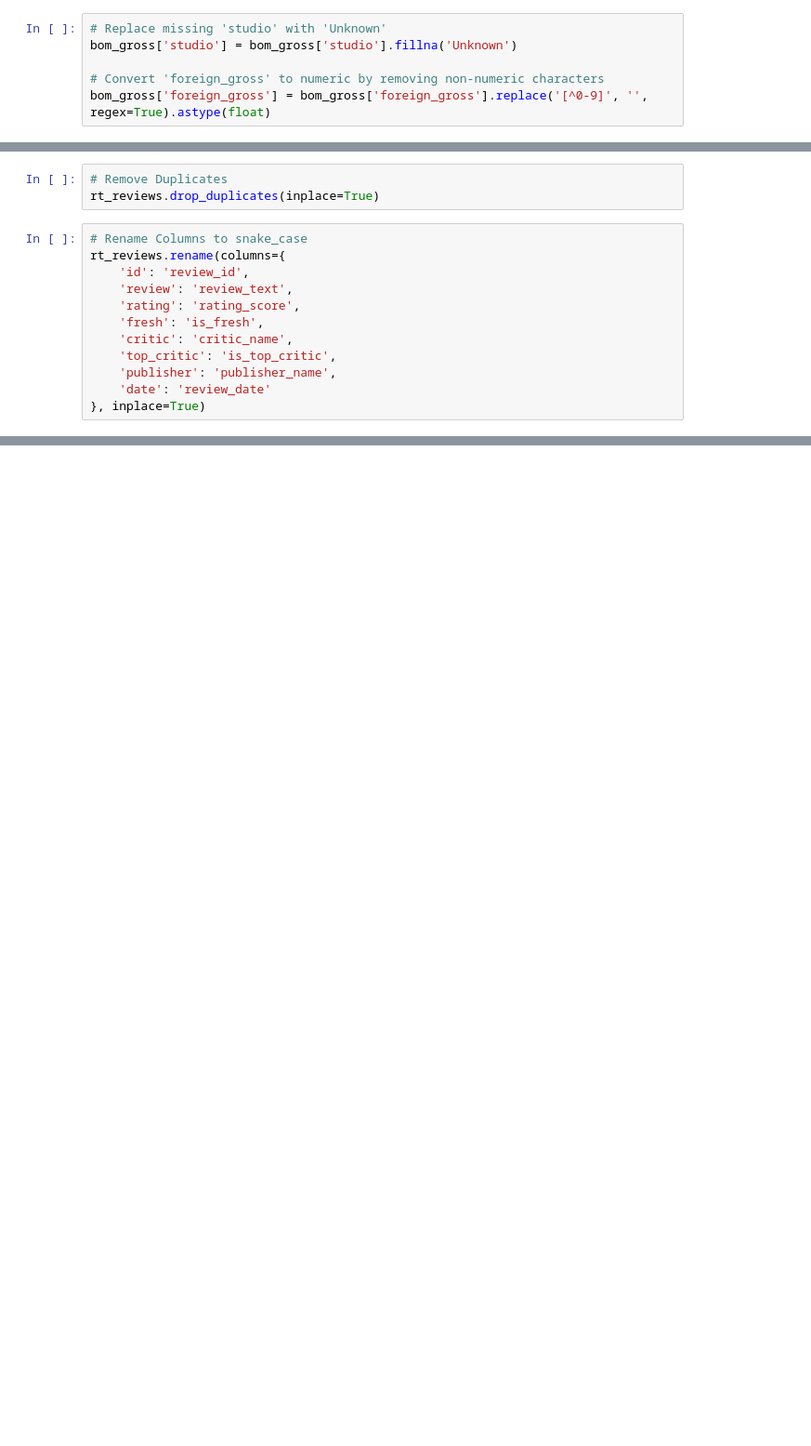
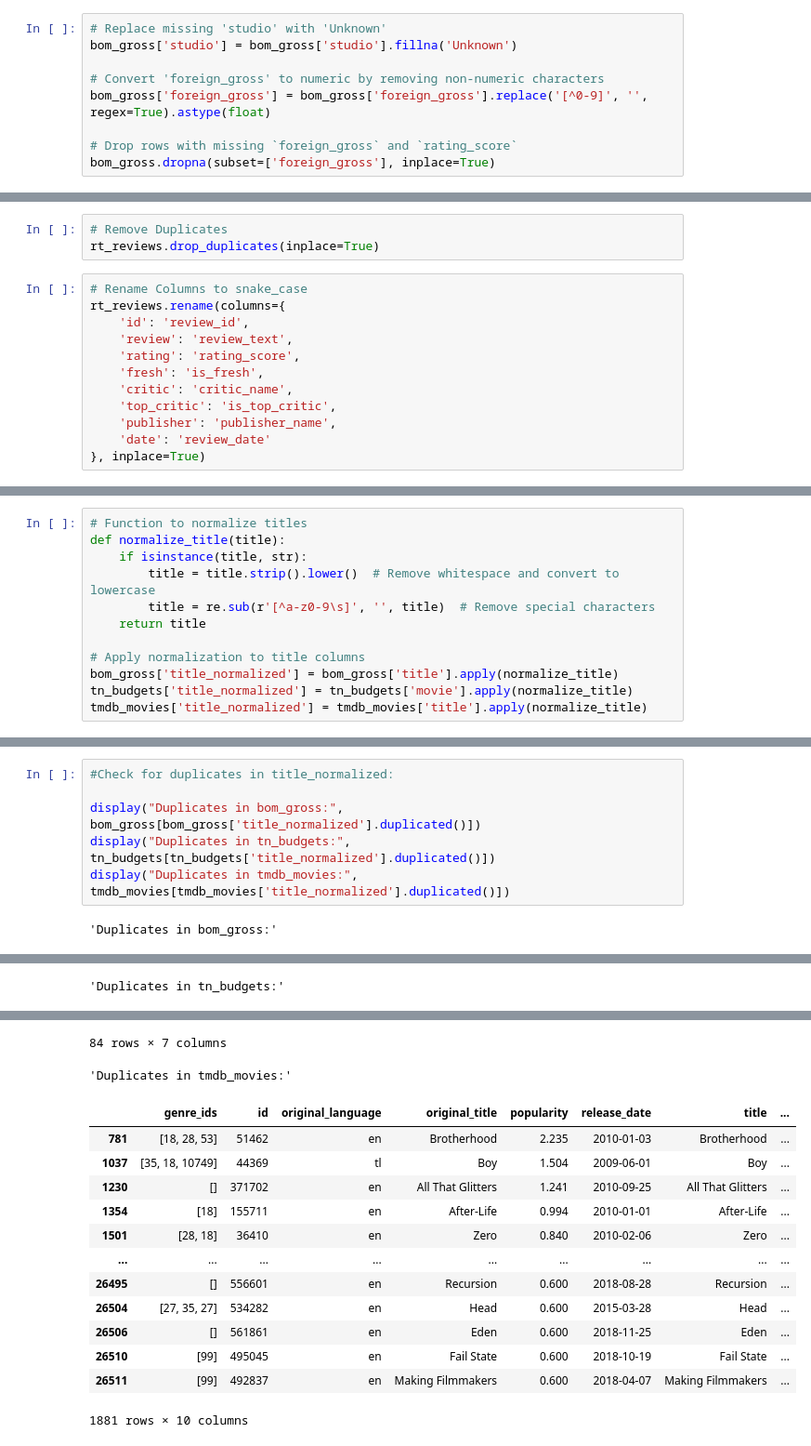
Before and after one commit to blexolonde/dsc-phase-2-FilmForecast, a Jupyter notebook: data_leaning.ipynb, the cells around one changed output, grey strips where cells are left out. Shown at 93% size. Cells and saved outputs as stored; diff of their text form; blank space fills up the shorter version.

```diff
--- a/data_leaning.ipynb
+++ b/data_leaning.ipynb
@@ -267,6 +267,9 @@ bom_gross['studio'] = bom_gross['studio'].fillna('Unknown')
 
 # Convert 'foreign_gross' to numeric by removing non-numeric characters
 bom_gross['foreign_gross'] = bom_gross['foreign_gross'].replace('[^0-9]', '', regex=True).astype(float)
+
+# Drop rows with missing `foreign_gross` and `rating_score`
+bom_gross.dropna(subset=['foreign_gross'], inplace=True)
 # %%
 # Convert 'year' column to integer type, handling non-convertible values
 bom_gross['year'] = pd.to_numeric(bom_gross['year'], errors='coerce').astype('Int64')
@@ -419,0 +507,12 @@ None
+# %%
+# Function to normalize titles
+def normalize_title(title):
+    if isinstance(title, str):
+        title = title.strip().lower()  # Remove whitespace and convert to lowercase
+        title = re.sub(r'[^a-z0-9\s]', '', title)  # Remove special characters
+    return title
+
+# Apply normalization to title columns
+bom_gross['title_normalized'] = bom_gross['title'].apply(normalize_title)
+tn_budgets['title_normalized'] = tn_budgets['movie'].apply(normalize_title)
+tmdb_movies['title_normalized'] = tmdb_movies['title'].apply(normalize_title)
@@ -419,0 +531,8 @@ None
+# %%
+#Check for duplicates in title_normalized:
+
+display("Duplicates in bom_gross:", bom_gross[bom_gross['title_normalized'].duplicated()])
+display("Duplicates in tn_budgets:", tn_budgets[tn_budgets['title_normalized'].duplicated()])
+display("Duplicates in tmdb_movies:", tmdb_movies[tmdb_movies['title_normalized'].duplicated()])
+# %% [output]
+'Duplicates in bom_gross:'
@@ -419,0 +540 @@ None
+'Duplicates in tn_budgets:'
@@ -419,0 +553,15 @@ None
+84 rows × 7 columns
+'Duplicates in tmdb_movies:'
+|  | genre_ids | id | original_language | original_title | popularity | release_date | title | ... |
+| 781 | [18, 28, 53] | 51462 | en | Brotherhood | 2.235 | 2010-01-03 | Brotherhood | ... |
+| 1037 | [35, 18, 10749] | 44369 | tl | Boy | 1.504 | 2009-06-01 | Boy | ... |
+| 1230 | [] | 371702 | en | All That Glitters | 1.241 | 2010-09-25 | All That Glitters | ... |
+| 1354 | [18] | 155711 | en | After-Life | 0.994 | 2010-01-01 | After-Life | ... |
+| 1501 | [28, 18] | 36410 | en | Zero | 0.840 | 2010-02-06 | Zero | ... |
+| ... | ... | ... | ... | ... | ... | ... | ... | ... |
+| 26495 | [] | 556601 | en | Recursion | 0.600 | 2018-08-28 | Recursion | ... |
+| 26504 | [27, 35, 27] | 534282 | en | Head | 0.600 | 2015-03-28 | Head | ... |
+| 26506 | [] | 561861 | en | Eden | 0.600 | 2018-11-25 | Eden | ... |
+| 26510 | [99] | 495045 | en | Fail State | 0.600 | 2018-10-19 | Fail State | ... |
+| 26511 | [99] | 492837 | en | Making Filmmakers | 0.600 | 2018-04-07 | Making Filmmakers | ... |
+1881 rows × 10 columns
```
Also changed, not shown: parts of 31 cells of this notebook.
